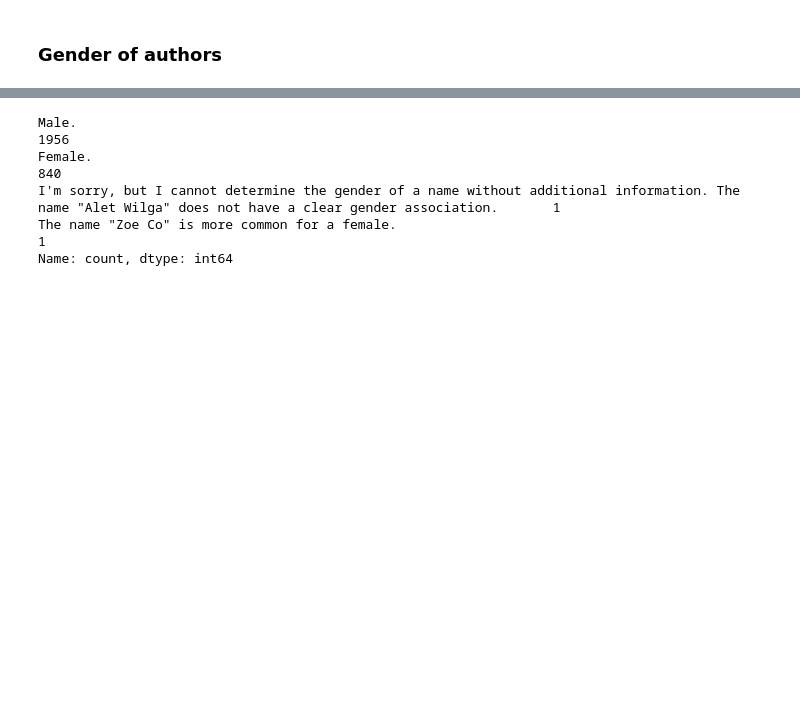
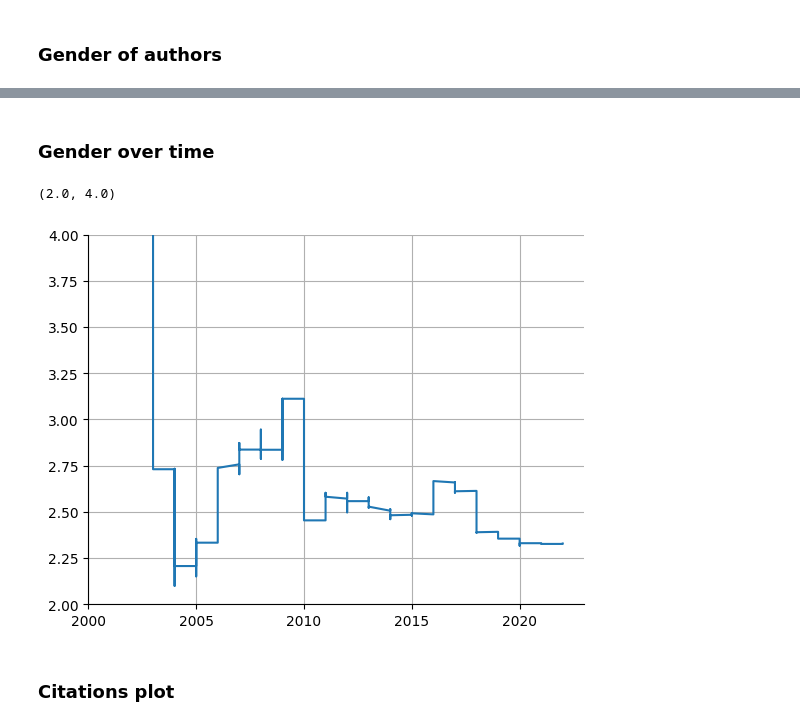
Before and after one commit to csinva/clinical-rule-analysis, a Jupyter notebook: notebooks/02_pubmed_metadata.ipynb, the cells around one changed output, grey strips where cells are left out. Saved outputs shown, nothing was run; the diff lists cells and outputs as text; code cells hidden in the pictures; blank space fills up the shorter version.

Commit message:
add author-gender plot

```diff
--- a/notebooks/02_pubmed_metadata.ipynb
+++ b/notebooks/02_pubmed_metadata.ipynb
@@ -178,9 +104,46 @@ The server is overloaded or not ready yet.
-# %%
-pd.Series(gender_ans).value_counts()
-# %% [output]
-Male.                                                                                                                                                     1956
-Female.                                                                                                                                                    840
-I'm sorry, but I cannot determine the gender of a name without additional information. The name "Alet Wilga" does not have a clear gender association.       1
-The name "Zoe Co" is more common for a female.                                                                                                               1
-Name: count, dtype: int64
+# %% [markdown]
+### Gender over time
+# %%
+# check if any element of a list is not None
+def any_not_none(l):
+    for x in l:
+        if x is not None:
+            return True
+    return False
+
+def count_male(authors_full):
+    if isinstance(authors_full, list) and any_not_none(authors_full):
+        return np.sum([get_gender(name) == "Male." for name in authors_full])
+    else:
+        return 0
+
+def count_female(authors_full):
+    if isinstance(authors_full, list) and any_not_none(authors_full):
+        return np.sum([get_gender(name) == "Female." for name in authors_full])
+    else:
+        return 0
+
+
+df["count_male"] = df.apply(
+    lambda row: count_male(row["ref_authors_full"]),
+    axis=1,
+)
+df['count_female'] = df.apply(
+   lambda row: count_female(row["ref_authors_full"]),
+    axis=1,
+)
+# %%
+dp = df.sort_values(by='ref_year')
+dp['count_male'].value_counts()
+# plt.plot(dp['ref_year'], np.cumsum(dp['count_male']))
+# plt.plot(dp['ref_year'], np.cumsum(dp['count_female']))
+plt.plot(dp['ref_year'], np.cumsum(dp['count_male']) / np.cumsum(dp['count_female']))
+plt.grid()
+plt.xlim(2000, 2023)
+plt.ylim(2, 4)
+# %% [output]
+(2.0, 4.0)
+[figure, added]
+# %% [markdown]
+### Citations plot
 # %%
```
Also changed, not shown: parts of 7 cells of this notebook, 3 other files.
